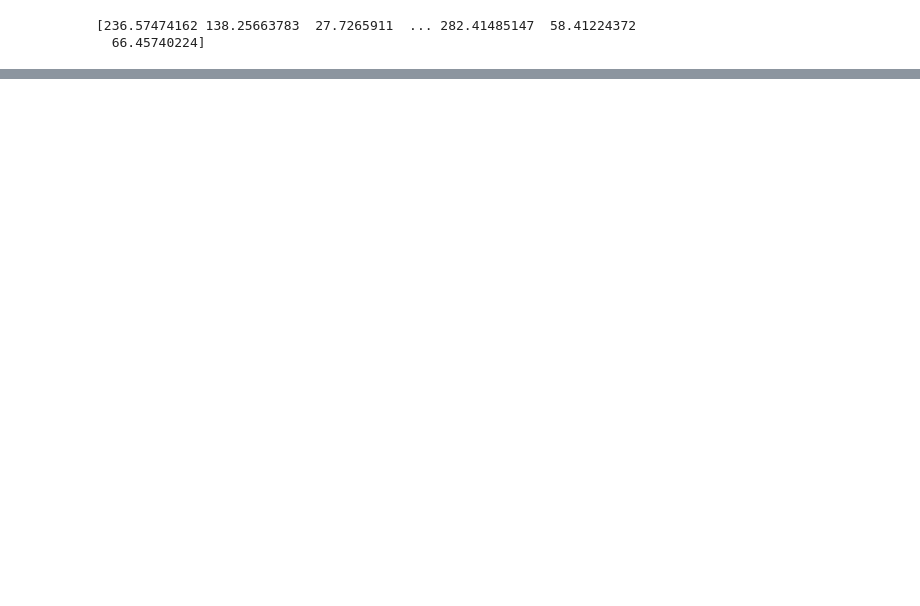
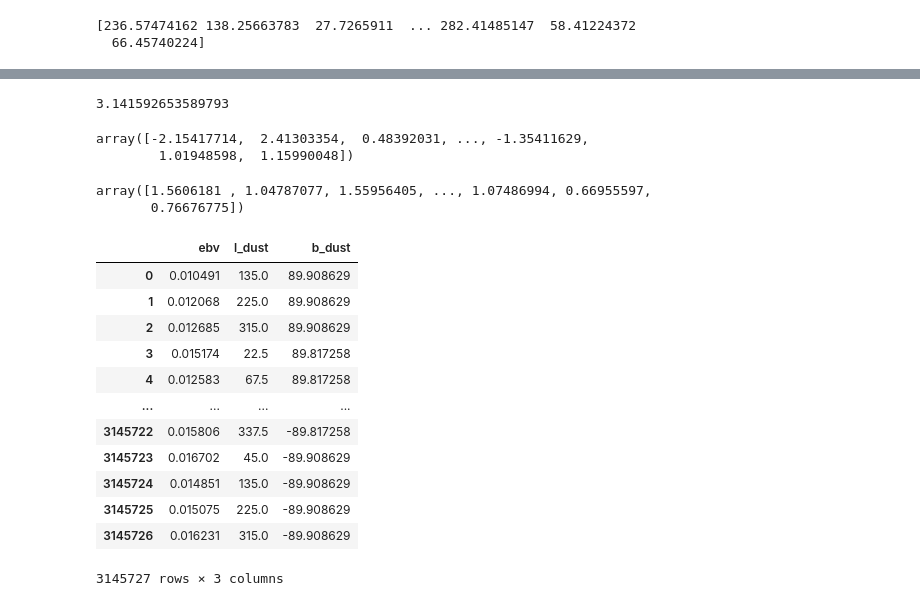
Before and after one commit to KSaid-1/DESI_fuji_FP, a Jupyter notebook: fuji_aitoff.ipynb, the cells around one changed output, grey strips where cells are left out. Saved outputs shown, nothing was run; the diff lists cells and outputs as text; code cells hidden in the pictures; blank space fills up the shorter version.

```diff
--- a/fuji_aitoff.ipynb
+++ b/fuji_aitoff.ipynb
@@ -46,3 +106,7 @@ array([ 56.57474162, 318.25663783, 207.7265911 , ..., 102.41485147,
 fuji_plot = pd.DataFrame(np.column_stack((l01,x001.b.value,c*fuji.z)),columns=["l", "b", "cz"])
 # %%
 fuji_plot.to_csv('fuji_plot_n.csv',sep=' ',index=False,header=True)
+# %%
+np.radians(180.)
+# %% [output]
+3.141592653589793
@@ -48,0 +116,5 @@ fuji_plot.to_csv('fuji_plot_n.csv',sep=' ',index=False,header=True)
+# %%
+l
+# %% [output]
+array([-2.15417714,  2.41303354,  0.48392031, ..., -1.35411629,
+        1.01948598,  1.15990048])
@@ -48,0 +124,23 @@ fuji_plot.to_csv('fuji_plot_n.csv',sep=' ',index=False,header=True)
+# %%
+b
+# %% [output]
+array([1.5606181 , 1.04787077, 1.55956405, ..., 1.07486994, 0.66955597,
+       0.76676775])
+# %%
+dust = pd.read_csv("EBVforKhaled.txt", delim_whitespace=True)
+dust.columns = ["ebv","l_dust","b_dust"]
+dust
+# %% [output]
+|  | ebv | l_dust | b_dust |
+| 0 | 0.010491 | 135.0 | 89.908629 |
+| 1 | 0.012068 | 225.0 | 89.908629 |
+| 2 | 0.012685 | 315.0 | 89.908629 |
+| 3 | 0.015174 | 22.5 | 89.817258 |
+| 4 | 0.012583 | 67.5 | 89.817258 |
+| ... | ... | ... | ... |
+| 3145722 | 0.015806 | 337.5 | -89.817258 |
+| 3145723 | 0.016702 | 45.0 | -89.908629 |
+| 3145724 | 0.014851 | 135.0 | -89.908629 |
+| 3145725 | 0.015075 | 225.0 | -89.908629 |
+| 3145726 | 0.016231 | 315.0 | -89.908629 |
+3145727 rows × 3 columns
```
Also changed, not shown: parts of 14 cells of this notebook, 5 other files.
